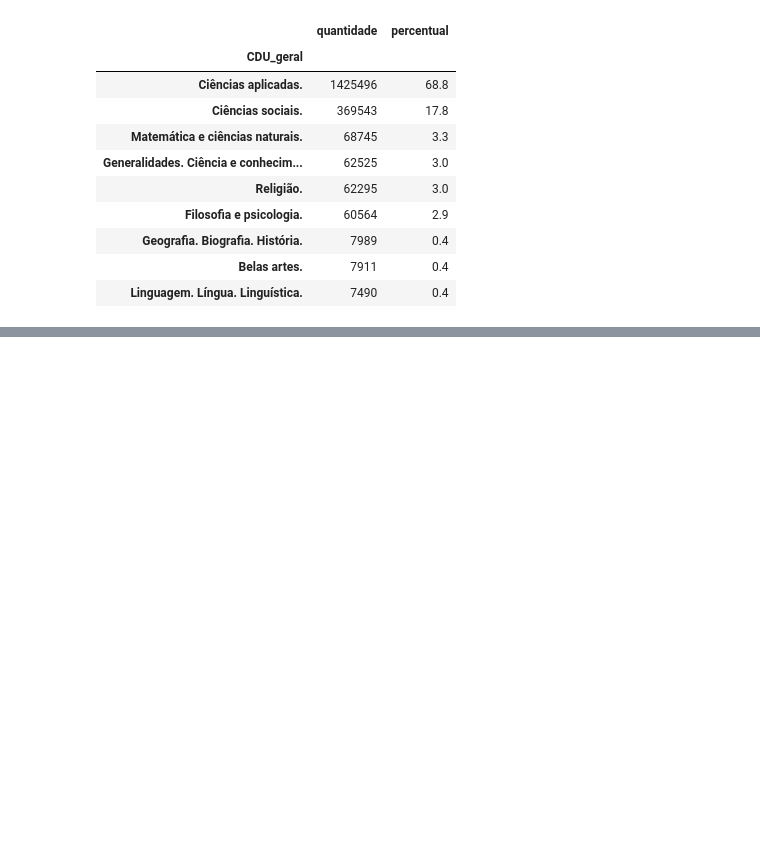
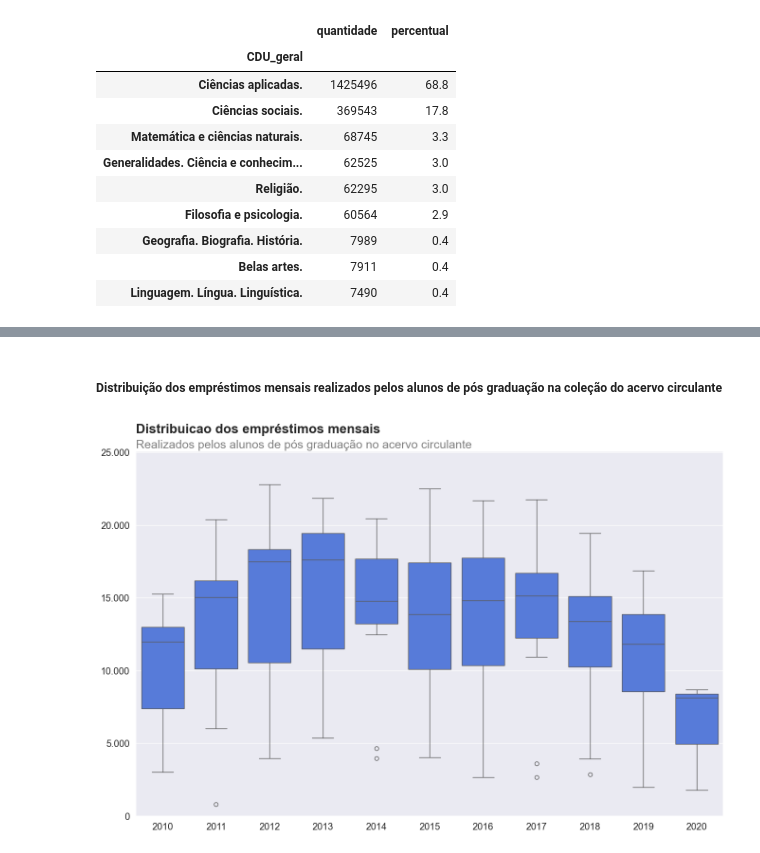
Before and after one commit to PietroDelCorona/Python_Pandas_Alura, a Jupyter notebook: codigos.ipynb, the cells around one changed output, grey strips where cells are left out. Saved outputs shown, nothing was run; the diff lists cells and outputs as text; code cells hidden in the pictures; blank space fills up the shorter version.

```diff
--- a/codigos.ipynb
+++ b/codigos.ipynb
@@ -760,0 +909,7 @@ tabela_frequencia('CDU_geral')
+# %% [markdown]
+##### Distribuição dos empréstimos mensais realizados pelos alunos de pós graduação na coleção do acervo circulante
+# %%
+gera_box_plot(alunos_graduacao_acervo_circulante, 'ano', 'quantidade', 'Distribuicao dos empréstimos mensais',
+              'Realizados pelos alunos de pós graduação no acervo circulante')
+# %% [output]
+[figure, added]
```
Also changed, not shown: parts of 10 cells of this notebook.
